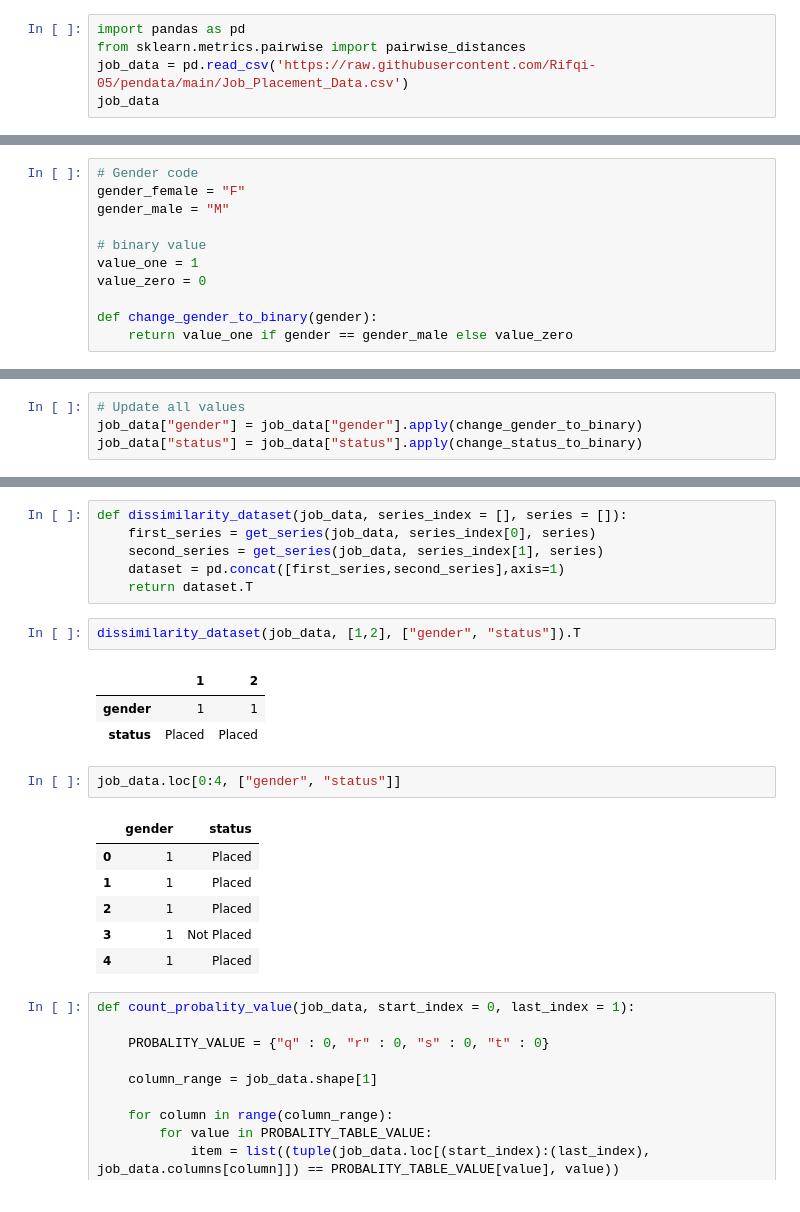
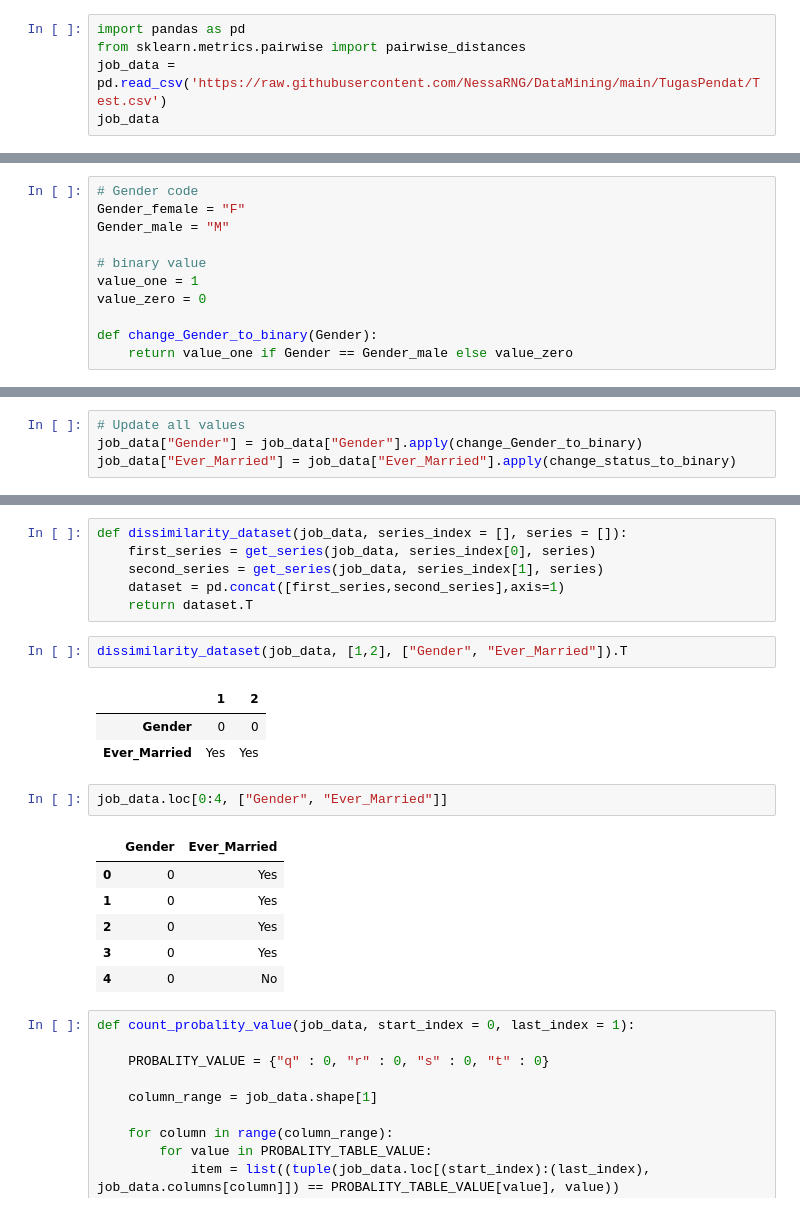
Before and after one commit to NessaRNG/DataMining, a Jupyter notebook: _sources/Tugas2.ipynb, the cells around one changed output, grey strips where cells are left out. Drawn from its saved outputs; the diff is of its cells as text.

```diff
--- a/_sources/Tugas2.ipynb
+++ b/_sources/Tugas2.ipynb
@@ -11,6 +11,6 @@ import math
 # %%
 import pandas as pd
 from sklearn.metrics.pairwise import pairwise_distances
-job_data = pd.read_csv('https://raw.githubusercontent.com/Rifqi-05/pendata/main/Job_Placement_Data.csv')
+job_data = pd.read_csv('https://raw.githubusercontent.com/NessaRNG/DataMining/main/TugasPendat/Test.csv')
 job_data
 # %% [output]
@@ -53,13 +51,13 @@ job_data[['gender', 'status']].head(10)
 # %%
 # Gender code
-gender_female = "F"
-gender_male = "M"
+Gender_female = "F"
+Gender_male = "M"
 
 # binary value
 value_one = 1
 value_zero = 0
 
-def change_gender_to_binary(gender):
-    return value_one if gender == gender_male else value_zero
+def change_Gender_to_binary(Gender):
+    return value_one if Gender == Gender_male else value_zero
 # %%
 # lunch code
@@ -74,8 +72,8 @@ def change_lunch_to_binary(status):
     return value_one if status == status_not_placed else value_zero
 # %%
 # Update all values
-job_data["gender"] = job_data["gender"].apply(change_gender_to_binary)
-job_data["status"] = job_data["status"].apply(change_status_to_binary)
+job_data["Gender"] = job_data["Gender"].apply(change_Gender_to_binary)
+job_data["Ever_Married"] = job_data["Ever_Married"].apply(change_status_to_binary)
 # %% [output]
 NameError: ignored
 # %%
@@ -113,20 +111,20 @@ def dissimilarity_dataset(job_data, series_index = [], series = []):
     dataset = pd.concat([first_series,second_series],axis=1)
     return dataset.T
 # %%
-dissimilarity_dataset(job_data, [1,2], ["gender", "status"]).T
+dissimilarity_dataset(job_data, [1,2], ["Gender", "Ever_Married"]).T
 # %% [output]
 |  | 1 | 2 |
-| gender | 1 | 1 |
-| status | Placed | Placed |
+| Gender | 0 | 0 |
+| Ever_Married | Yes | Yes |
 # %%
-job_data.loc[0:4, ["gender", "status"]]
+job_data.loc[0:4, ["Gender", "Ever_Married"]]
 # %% [output]
-|  | gender | status |
-| 0 | 1 | Placed |
-| 1 | 1 | Placed |
-| 2 | 1 | Placed |
-| 3 | 1 | Not Placed |
-| 4 | 1 | Placed |
+|  | Gender | Ever_Married |
+| 0 | 0 | Yes |
+| 1 | 0 | Yes |
+| 2 | 0 | Yes |
+| 3 | 0 | Yes |
+| 4 | 0 | No |
 # %%
 def count_probality_value(job_data, start_index = 0, last_index = 1):
 
```
Also changed, not shown: parts of 11 cells of this notebook, 11 other files.
